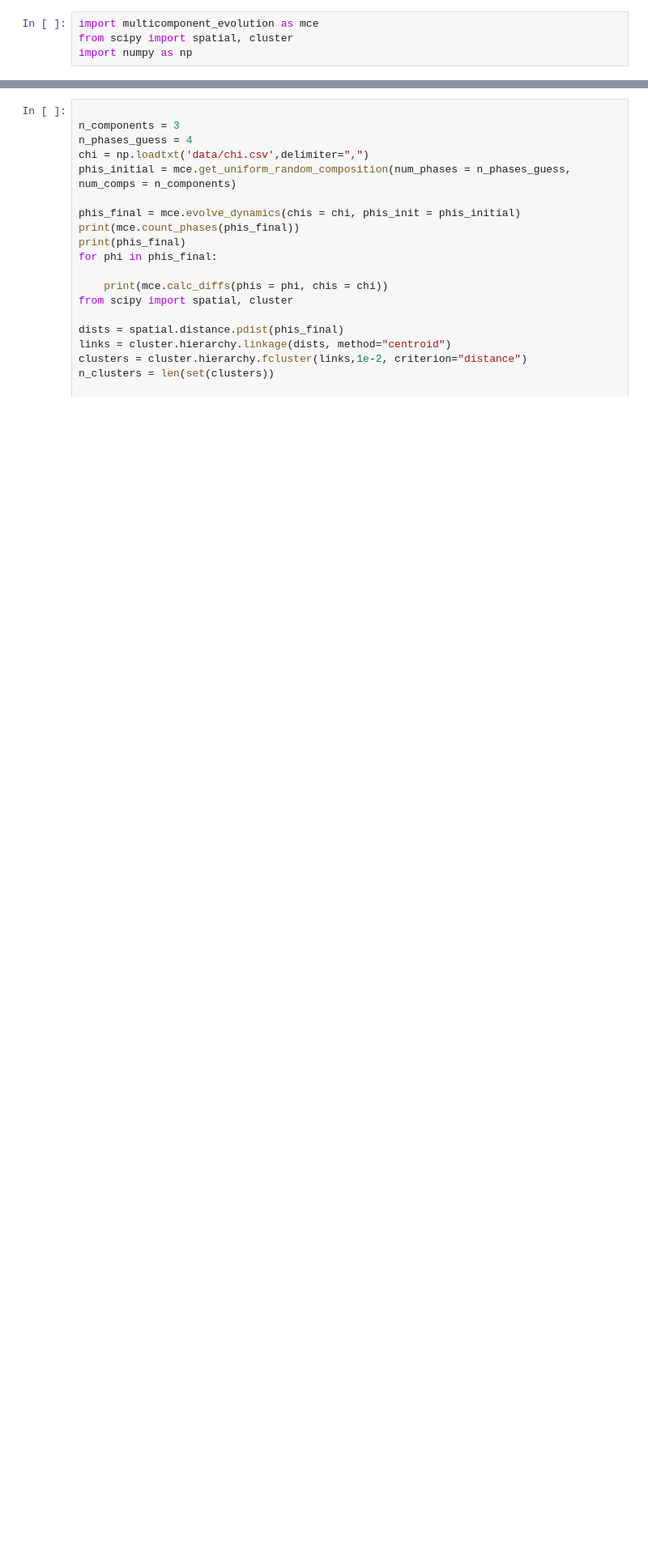
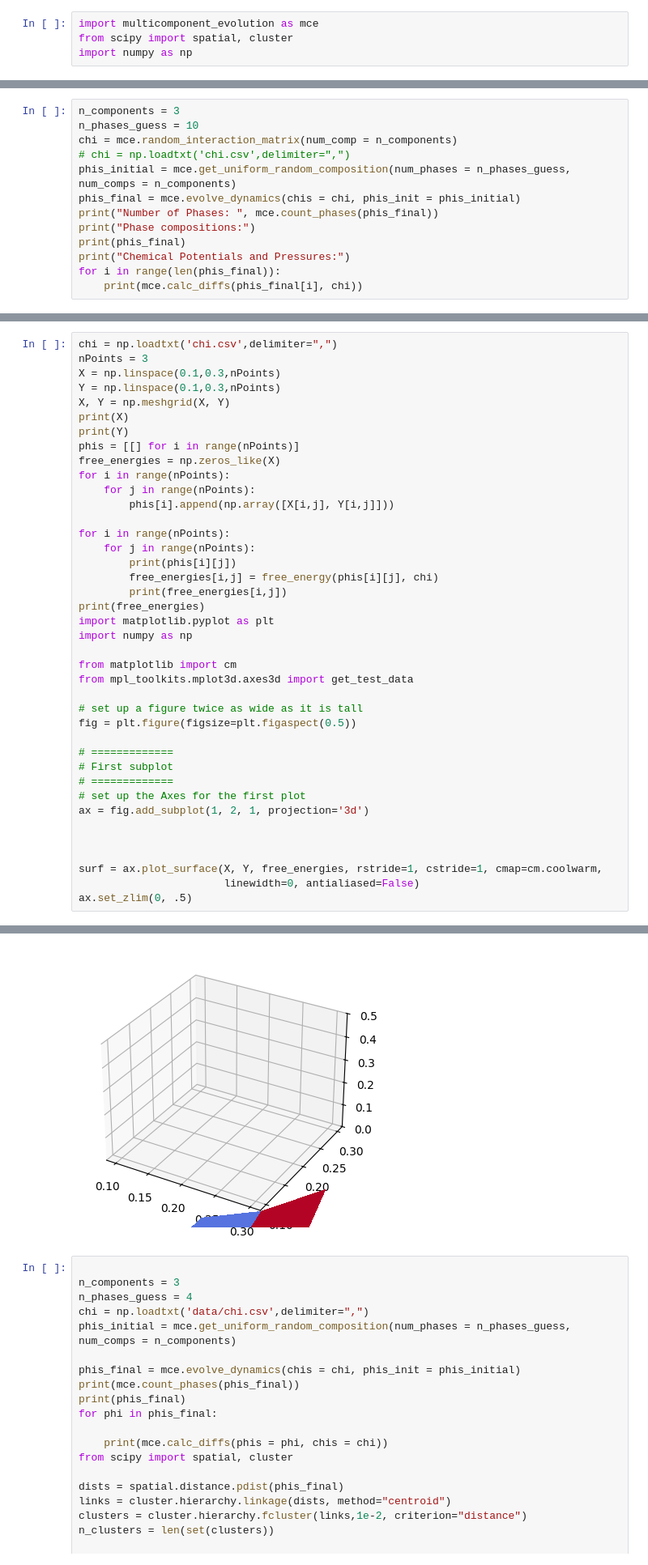
Before and after one commit to shabeeb-ameen/paper-multicomponent-evolution, a Jupyter notebook: test.ipynb, the cells around one changed output, grey strips where cells are left out. Shown at 81% size. Drawn from its saved outputs; the diff is of its cells as text; blank space fills up the shorter version.

```diff
--- a/test.ipynb
+++ b/test.ipynb
@@ -19,0 +39,13 @@ print(c)
+# %%
+n_components = 3
+n_phases_guess = 10
+chi = mce.random_interaction_matrix(num_comp = n_components)
+# chi = np.loadtxt('chi.csv',delimiter=",")
+phis_initial = mce.get_uniform_random_composition(num_phases = n_phases_guess, num_comps = n_components)
+phis_final = mce.evolve_dynamics(chis = chi, phis_init = phis_initial)
+print("Number of Phases: ", mce.count_phases(phis_final))
+print("Phase compositions:")
+print(phis_final)
+print("Chemical Potentials and Pressures:")
+for i in range(len(phis_final)):
+    print(mce.calc_diffs(phis_final[i], chi))
@@ -53,0 +174,41 @@ Number of Phases:  2
+# %%
+chi = np.loadtxt('chi.csv',delimiter=",")
+nPoints = 3
+X = np.linspace(0.1,0.3,nPoints)
+Y = np.linspace(0.1,0.3,nPoints)
+X, Y = np.meshgrid(X, Y)
+print(X)
+print(Y)
+phis = [[] for i in range(nPoints)]
+free_energies = np.zeros_like(X)
+for i in range(nPoints):
+    for j in range(nPoints):
+        phis[i].append(np.array([X[i,j], Y[i,j]]))
+
+for i in range(nPoints):
+    for j in range(nPoints):
+        print(phis[i][j])
+        free_energies[i,j] = free_energy(phis[i][j], chi)
+        print(free_energies[i,j])
+print(free_energies)
+import matplotlib.pyplot as plt
+import numpy as np
+
+from matplotlib import cm
+from mpl_toolkits.mplot3d.axes3d import get_test_data
+
+# set up a figure twice as wide as it is tall
+fig = plt.figure(figsize=plt.figaspect(0.5))
+
+# =============
+# First subplot
+# =============
+# set up the Axes for the first plot
+ax = fig.add_subplot(1, 2, 1, projection='3d')
+
+
+
+surf = ax.plot_surface(X, Y, free_energies, rstride=1, cstride=1, cmap=cm.coolwarm,
+                       linewidth=0, antialiased=False)
+ax.set_zlim(0, .5)
+# %% [output]
@@ -54,3 +233,4 @@ Number of Phases:  2
+[figure, added]
 # %%
 
 n_components = 3
```
Also changed, not shown: parts of 12 cells of this notebook, 2 other files.
